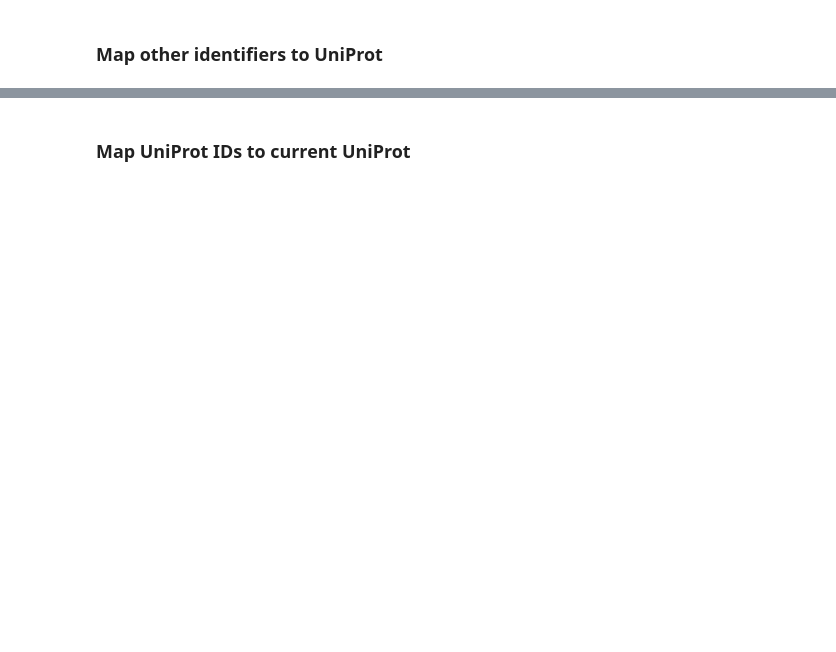
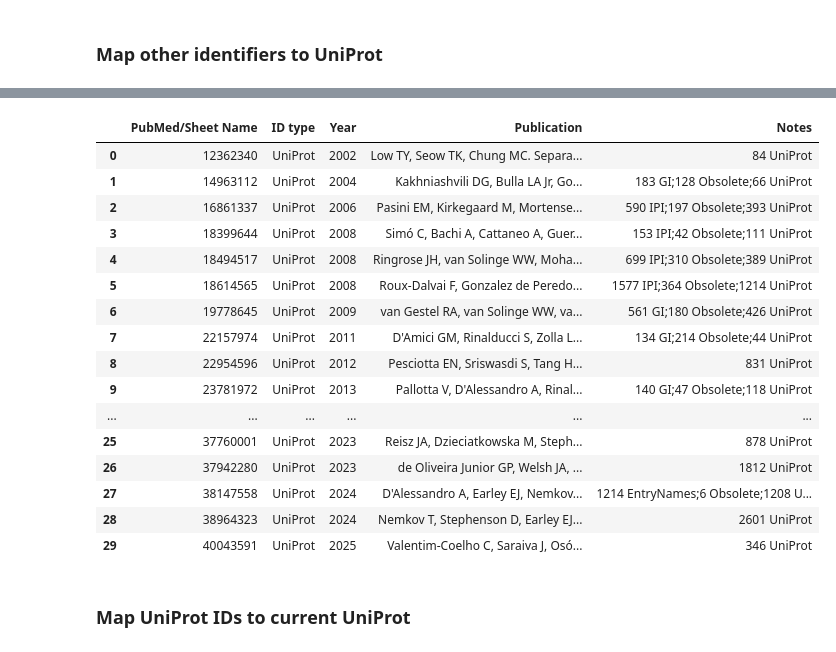
Before and after one commit to z-haiman/RBC-GEM, a Jupyter notebook: code/notebooks/curation/IdentifierUpdates_Proteomics.ipynb, the cells around one changed output, grey strips where cells are left out. Cells and saved outputs as stored; diff of their text form; code cells hidden in the pictures; blank space fills up the shorter version.

```diff
--- a/code/notebooks/curation/IdentifierUpdates_Proteomics.ipynb
+++ b/code/notebooks/curation/IdentifierUpdates_Proteomics.ipynb
@@ -191,3 +125,80 @@ updated_table_dict["Table of Contents"]
+# %%
+updated_table_dict = {"Table of Contents": df_contents_raw.copy()}
+obsolete_dict = {}
+problems = {}
+index_name = "Uniprot"
+for idx, (sheet_name, id_type) in df_contents_raw[
+    ["PubMed/Sheet Name", "ID type"]
+].iterrows():
+    df = pd.read_excel(
+        excel_filepath_raw, sheet_name=sheet_name, usecols=[0], dtype=str
+    )
+    df.columns = [id_type]
+    if id_type != "UniProt":
+        # Map to obsolete identifiers
+        df_obsolete_mapping = (
+            df_obsolete[[id_type, "UniProt"]]
+            .dropna(how="all")
+            .drop_duplicates()
+            .copy()
+        )
+        if id_type == "GI":
+            df[id_type] = df[id_type].apply(
+                lambda x: x.split("|")[-1] if str(x).startswith("gi|") else x
+            )
+        df_obsolete_mapping = df.merge(
+            df_obsolete_mapping, left_on=id_type, right_on=id_type, how="left"
+        )
+        obsolete_dict[sheet_name] = df_obsolete_mapping.copy()
+        counts = df_obsolete_mapping.nunique()
+        counts["Obsolete"] = (
+            df_obsolete_mapping["UniProt"].isna().value_counts()[True].item()
+        )
+
+        counts = {k: v for (k, v) in sorted(counts.to_dict().items())}
+        updated_table_dict["Table of Contents"].loc[idx, "ID type"] = "UniProt"
+        note_str = build_string([
+            f"{v} {k}" for k, v in counts.items() if v != 0]
+        )
+        updated_table_dict["Table of Contents"].loc[idx, "Notes"] = note_str
+        updated_table_dict[sheet_name] = list(
+            df_obsolete_mapping["UniProt"].dropna().unique()
+        )
+    else:
+        check_mixed_ids = df["UniProt"][~df["UniProt"].apply(lambda x: True if UNIPROT_ID_RE.search(x) else False)]
+        counts = {"UniProt": 0}
+        if not check_mixed_ids.empty:
+            problems[sheet_name] = df
+        df["UniProt"] = df["UniProt"].apply(
+            lambda x: UNIPROT_ID_RE.search(x).group() if isinstance(x, str) and UNIPROT_ID_RE.search(x) else x
+        )
+        counts.update({"UniProt": df["UniProt"].nunique()})
+        counts = {k: v for (k, v) in sorted(counts.items())}
+        note_str = build_string([
+            f"{v} {k}" for k, v in counts.items() if v != 0]
+        )
+        updated_table_dict["Table of Contents"].loc[idx, "Notes"] = note_str
+        updated_table_dict[sheet_name] = list(df["UniProt"].dropna().unique())
+
+updated_table_dict["Table of Contents"]
+# %% [output]
+|  | PubMed/Sheet Name | ID type | Year | Publication | Notes |
+| 0 | 12362340 | UniProt | 2002 | Low TY, Seow TK, Chung MC. Separa... | 84 UniProt |
+| 1 | 14963112 | UniProt | 2004 | Kakhniashvili DG, Bulla LA Jr, Go... | 183 GI;128 Obsolete;66 UniProt |
+| 2 | 16861337 | UniProt | 2006 | Pasini EM, Kirkegaard M, Mortense... | 590 IPI;197 Obsolete;393 UniProt |
+| 3 | 18399644 | UniProt | 2008 | Simó C, Bachi A, Cattaneo A, Guer... | 153 IPI;42 Obsolete;111 UniProt |
+| 4 | 18494517 | UniProt | 2008 | Ringrose JH, van Solinge WW, Moha... | 699 IPI;310 Obsolete;389 UniProt |
+| 5 | 18614565 | UniProt | 2008 | Roux-Dalvai F, Gonzalez de Peredo... | 1577 IPI;364 Obsolete;1214 UniProt |
+| 6 | 19778645 | UniProt | 2009 | van Gestel RA, van Solinge WW, va... | 561 GI;180 Obsolete;426 UniProt |
+| 7 | 22157974 | UniProt | 2011 | D'Amici GM, Rinalducci S, Zolla L... | 134 GI;214 Obsolete;44 UniProt |
+| 8 | 22954596 | UniProt | 2012 | Pesciotta EN, Sriswasdi S, Tang H... | 831 UniProt |
+| 9 | 23781972 | UniProt | 2013 | Pallotta V, D'Alessandro A, Rinal... | 140 GI;47 Obsolete;118 UniProt |
+| ... | ... | ... | ... | ... | ... |
+| 25 | 37760001 | UniProt | 2023 | Reisz JA, Dzieciatkowska M, Steph... | 878 UniProt |
+| 26 | 37942280 | UniProt | 2023 | de Oliveira Junior GP, Welsh JA, ... | 1812 UniProt |
+| 27 | 38147558 | UniProt | 2024 | D'Alessandro A, Earley EJ, Nemkov... | 1214 EntryNames;6 Obsolete;1208 U... |
+| 28 | 38964323 | UniProt | 2024 | Nemkov T, Stephenson D, Earley EJ... | 2601 UniProt |
+| 29 | 40043591 | UniProt | 2025 | Valentim-Coelho C, Saraiva J, Osó... | 346 UniProt |
 # %% [markdown]
 ### Map UniProt IDs to current UniProt
 # %%
```
Also changed, not shown: parts of 9 cells of this notebook, 7 other files.
